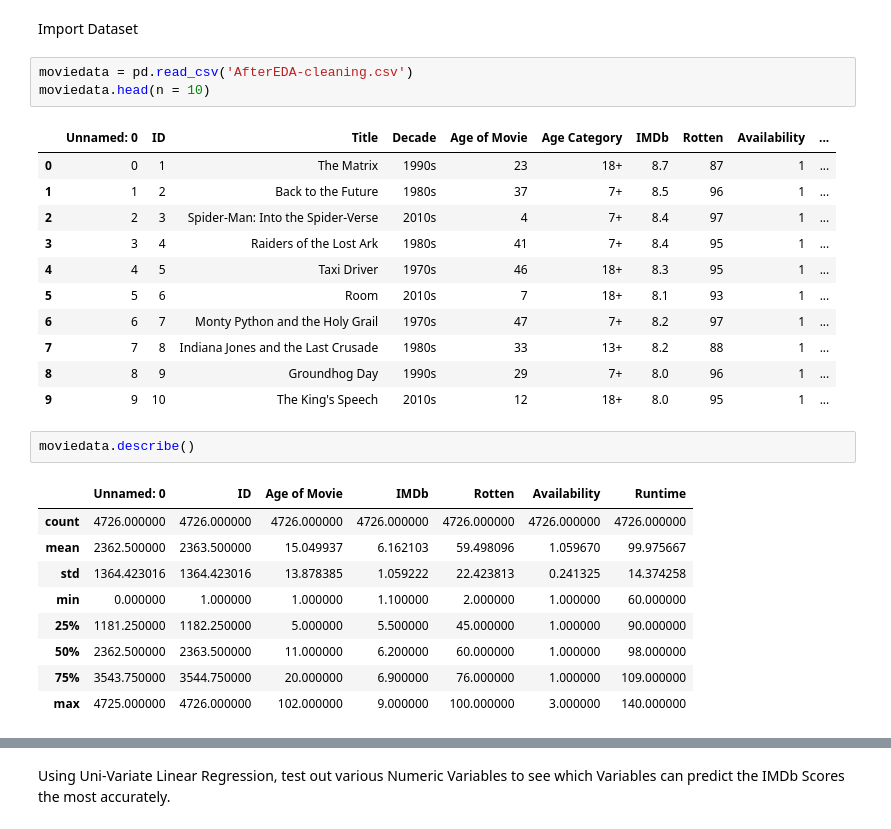
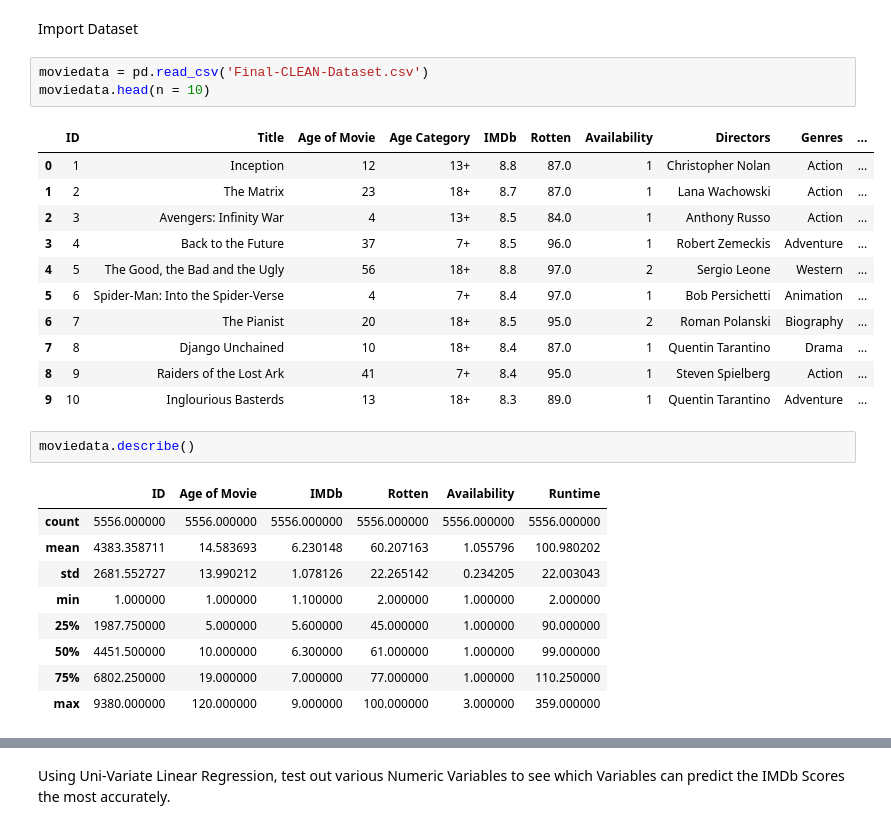
Before and after one commit to rlim066/SC1015-Data-Science-AI-Working-Set-, a Jupyter notebook: Numeric Regression Prediction.ipynb, the cells around one changed output, grey strips where cells are left out. Drawn from its saved outputs; the diff is of its cells as text.

```diff
--- a/Numeric Regression Prediction.ipynb
+++ b/Numeric Regression Prediction.ipynb
@@ -12,32 +12,32 @@ from sklearn.metrics import mean_squared_error
 # %% [markdown]
 Import Dataset
 # %%
-moviedata = pd.read_csv('AfterEDA-cleaning.csv')
+moviedata = pd.read_csv('Final-CLEAN-Dataset.csv')
 moviedata.head(n = 10)
 # %% [output]
-|  | Unnamed: 0 | ID | Title | Decade | Age of Movie | Age Category | IMDb | Rotten | Availability | ... |
-| 0 | 0 | 1 | The Matrix | 1990s | 23 | 18+ | 8.7 | 87 | 1 | ... |
-| 1 | 1 | 2 | Back to the Future | 1980s | 37 | 7+ | 8.5 | 96 | 1 | ... |
-| 2 | 2 | 3 | Spider-Man: Into the Spider-Verse | 2010s | 4 | 7+ | 8.4 | 97 | 1 | ... |
-| 3 | 3 | 4 | Raiders of the Lost Ark | 1980s | 41 | 7+ | 8.4 | 95 | 1 | ... |
-| 4 | 4 | 5 | Taxi Driver | 1970s | 46 | 18+ | 8.3 | 95 | 1 | ... |
-| 5 | 5 | 6 | Room | 2010s | 7 | 18+ | 8.1 | 93 | 1 | ... |
-| 6 | 6 | 7 | Monty Python and the Holy Grail | 1970s | 47 | 7+ | 8.2 | 97 | 1 | ... |
-| 7 | 7 | 8 | Indiana Jones and the Last Crusade | 1980s | 33 | 13+ | 8.2 | 88 | 1 | ... |
-| 8 | 8 | 9 | Groundhog Day | 1990s | 29 | 7+ | 8.0 | 96 | 1 | ... |
-| 9 | 9 | 10 | The King's Speech | 2010s | 12 | 18+ | 8.0 | 95 | 1 | ... |
+|  | ID | Title | Age of Movie | Age Category | IMDb | Rotten | Availability | Directors | Genres | ... |
+| 0 | 1 | Inception | 12 | 13+ | 8.8 | 87.0 | 1 | Christopher Nolan | Action | ... |
+| 1 | 2 | The Matrix | 23 | 18+ | 8.7 | 87.0 | 1 | Lana Wachowski | Action | ... |
+| 2 | 3 | Avengers: Infinity War | 4 | 13+ | 8.5 | 84.0 | 1 | Anthony Russo | Action | ... |
+| 3 | 4 | Back to the Future | 37 | 7+ | 8.5 | 96.0 | 1 | Robert Zemeckis | Adventure | ... |
+| 4 | 5 | The Good, the Bad and the Ugly | 56 | 18+ | 8.8 | 97.0 | 2 | Sergio Leone | Western | ... |
+| 5 | 6 | Spider-Man: Into the Spider-Verse | 4 | 7+ | 8.4 | 97.0 | 1 | Bob Persichetti | Animation | ... |
+| 6 | 7 | The Pianist | 20 | 18+ | 8.5 | 95.0 | 2 | Roman Polanski | Biography | ... |
+| 7 | 8 | Django Unchained | 10 | 18+ | 8.4 | 87.0 | 1 | Quentin Tarantino | Drama | ... |
+| 8 | 9 | Raiders of the Lost Ark | 41 | 7+ | 8.4 | 95.0 | 1 | Steven Spielberg | Action | ... |
+| 9 | 10 | Inglourious Basterds | 13 | 18+ | 8.3 | 89.0 | 1 | Quentin Tarantino | Adventure | ... |
 # %%
 moviedata.describe()
 # %% [output]
-|  | Unnamed: 0 | ID | Age of Movie | IMDb | Rotten | Availability | Runtime |
-| count | 4726.000000 | 4726.000000 | 4726.000000 | 4726.000000 | 4726.000000 | 4726.000000 | 4726.000000 |
-| mean | 2362.500000 | 2363.500000 | 15.049937 | 6.162103 | 59.498096 | 1.059670 | 99.975667 |
-| std | 1364.423016 | 1364.423016 | 13.878385 | 1.059222 | 22.423813 | 0.241325 | 14.374258 |
-| min | 0.000000 | 1.000000 | 1.000000 | 1.100000 | 2.000000 | 1.000000 | 60.000000 |
-| 25% | 1181.250000 | 1182.250000 | 5.000000 | 5.500000 | 45.000000 | 1.000000 | 90.000000 |
-| 50% | 2362.500000 | 2363.500000 | 11.000000 | 6.200000 | 60.000000 | 1.000000 | 98.000000 |
-| 75% | 3543.750000 | 3544.750000 | 20.000000 | 6.900000 | 76.000000 | 1.000000 | 109.000000 |
-| max | 4725.000000 | 4726.000000 | 102.000000 | 9.000000 | 100.000000 | 3.000000 | 140.000000 |
+|  | ID | Age of Movie | IMDb | Rotten | Availability | Runtime |
+| count | 5556.000000 | 5556.000000 | 5556.000000 | 5556.000000 | 5556.000000 | 5556.000000 |
+| mean | 4383.358711 | 14.583693 | 6.230148 | 60.207163 | 1.055796 | 100.980202 |
+| std | 2681.552727 | 13.990212 | 1.078126 | 22.265142 | 0.234205 | 22.003043 |
+| min | 1.000000 | 1.000000 | 1.100000 | 2.000000 | 1.000000 | 2.000000 |
+| 25% | 1987.750000 | 5.000000 | 5.600000 | 45.000000 | 1.000000 | 90.000000 |
+| 50% | 4451.500000 | 10.000000 | 6.300000 | 61.000000 | 1.000000 | 99.000000 |
+| 75% | 6802.250000 | 19.000000 | 7.000000 | 77.000000 | 1.000000 | 110.250000 |
+| max | 9380.000000 | 120.000000 | 9.000000 | 100.000000 | 3.000000 | 359.000000 |
 # %%
 # Quantile 25% and 75%
 Q1 = moviedata['Runtime'].quantile(0.25)
```
Also changed, not shown: parts of 7 cells of this notebook.
